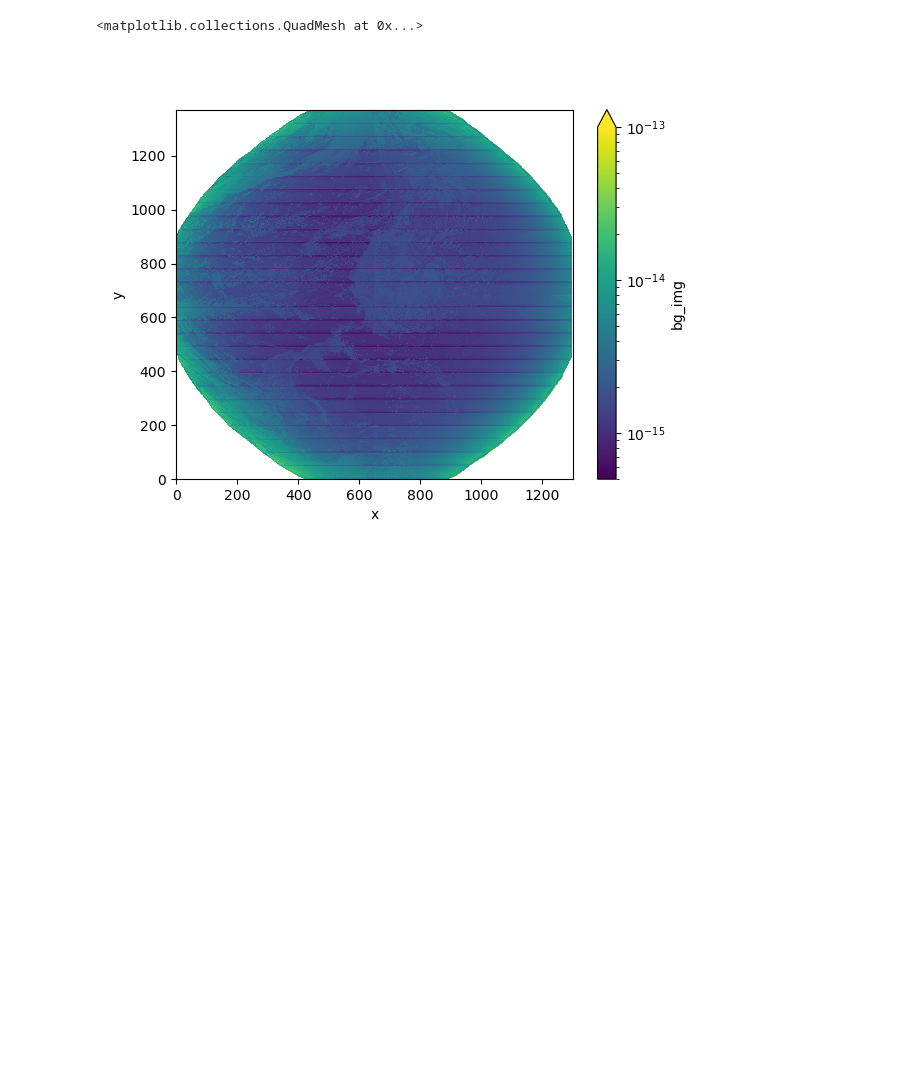
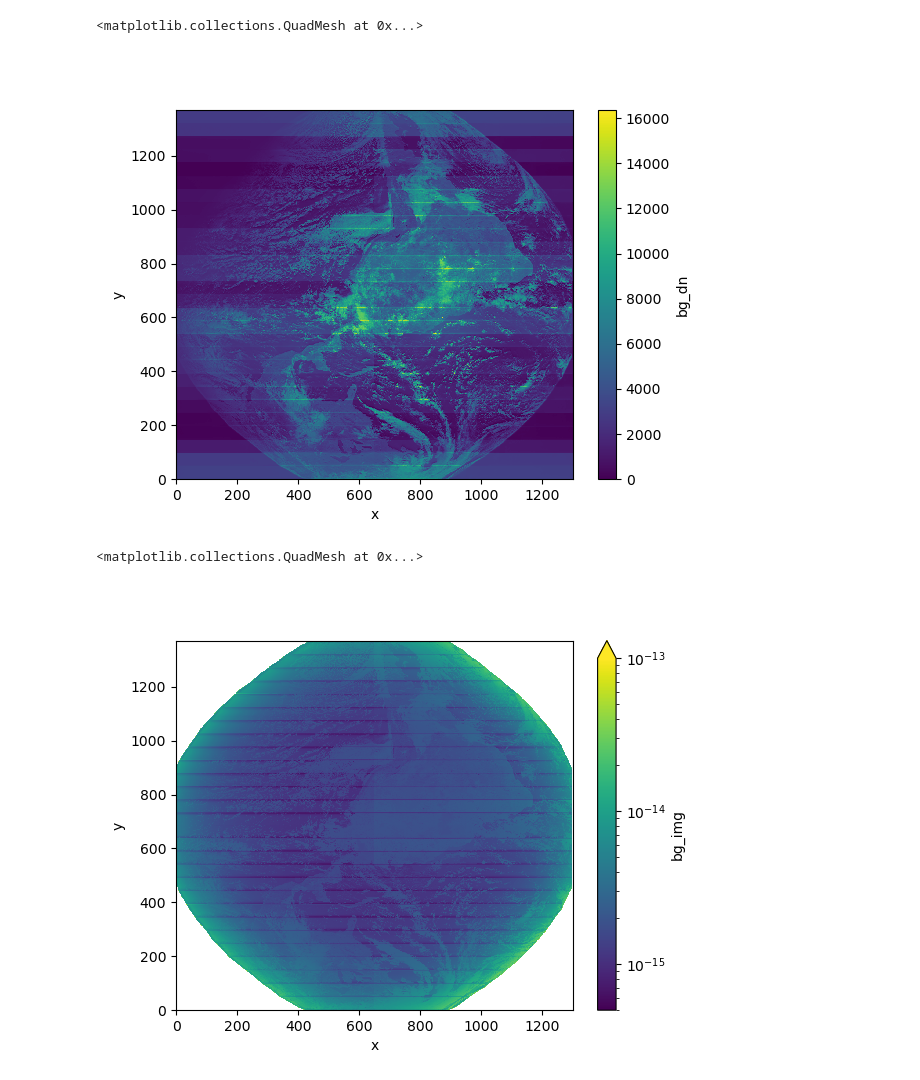
Before and after one commit to deeplycloudy/glmtools, a Jupyter notebook: examples/dqf/demo_dqf_create.ipynb, the cells around one changed output. Saved outputs shown, nothing was run; the diff lists cells and outputs as text; code cells hidden in the pictures; blank space fills up the shorter version.

```diff
--- a/examples/dqf/demo_dqf_create.ipynb
+++ b/examples/dqf/demo_dqf_create.ipynb
@@ -39,3 +97,11 @@ ds_in.lons.plot()
+# %%
+from matplotlib.colors import LogNorm
+# energy_norm = LogNorm(vmin=5e-16, vmax=1e-13)
+plt.figure()
+ds_in.bg_dn.plot()#norm=energy_norm)
+# %% [output]
+<matplotlib.collections.QuadMesh at 0x...>
+[figure, added]
 # %%
 from matplotlib.colors import LogNorm
 energy_norm = LogNorm(vmin=5e-16, vmax=1e-13)
```
Also changed, not shown: parts of 27 cells of this notebook, 1 other file.
